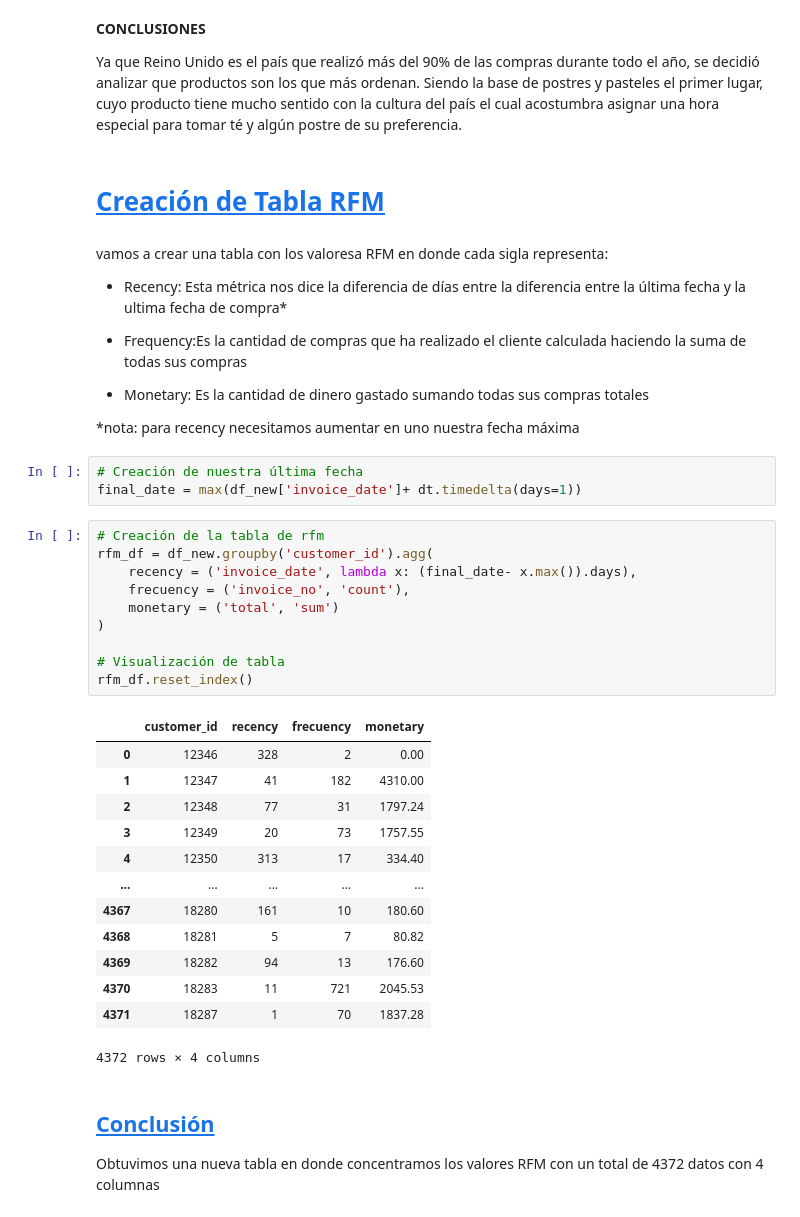
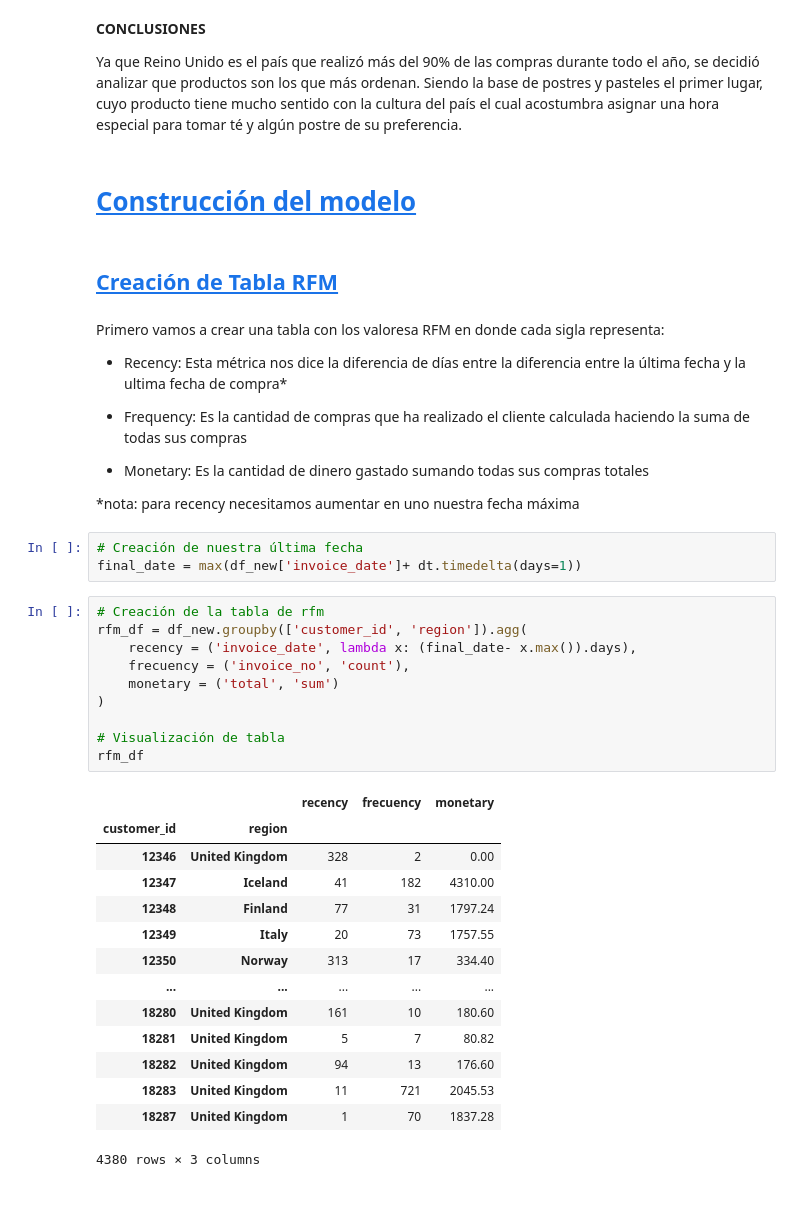
Before and after one commit to MaElmoon39/RetailSaviors, a Jupyter notebook: notebooks/segmentacion_clientes.ipynb, the cells around one changed output. Drawn from its saved outputs; the diff is of its cells as text.

Commit message:
kmeans model construction

```diff
--- a/notebooks/segmentacion_clientes.ipynb
+++ b/notebooks/segmentacion_clientes.ipynb
@@ -515,14 +520,16 @@ top_uk.groupby('description')['total'].sum().sort_values(ascending = False).head
 **CONCLUSIONES**
 
 Ya que Reino Unido es el país que realizó más del 90% de las compras durante todo el año, se decidió analizar que productos son los que más ordenan. Siendo la base de postres y pasteles el primer lugar, cuyo producto tiene mucho sentido con la cultura del país el cual acostumbra asignar una hora especial para tomar té y algún postre de su preferencia.
+# %% [markdown]
+# <a id='toc6_'></a>[Construcción del modelo](#toc0_)
 # %% [markdown]
-# <a id='toc4_'></a>[Creación de Tabla RFM](#toc0_)
+## <a id='toc4_'></a>[Creación de Tabla RFM](#toc0_)
 # %% [markdown]
-vamos a crear una tabla con los valoresa RFM en donde cada sigla representa:
+Primero vamos a crear una tabla con los valoresa RFM en donde cada sigla representa:
 
 * Recency: Esta métrica nos dice la diferencia de días entre la diferencia entre la última fecha y la ultima fecha de compra*
 
-* Frequency:Es la cantidad de compras que ha realizado el cliente calculada haciendo la suma de todas sus compras
+* Frequency: Es la cantidad de compras que ha realizado el cliente calculada haciendo la suma de todas sus compras
 
 * Monetary: Es la cantidad de dinero gastado sumando todas sus compras totales
 
@@ -532,29 +539,26 @@ vamos a crear una tabla con los valoresa RFM en donde cada sigla representa:
 final_date = max(df_new['invoice_date']+ dt.timedelta(days=1))
 # %%
 # Creación de la tabla de rfm
-rfm_df = df_new.groupby('customer_id').agg(
+rfm_df = df_new.groupby(['customer_id', 'region']).agg(
     recency = ('invoice_date', lambda x: (final_date- x.max()).days),
     frecuency = ('invoice_no', 'count'),
     monetary = ('total', 'sum')
 )
 
 # Visualización de tabla
-rfm_df.reset_index()
+rfm_df
 # %% [output]
-|  | customer_id | recency | frecuency | monetary |
-| 0 | 12346 | 328 | 2 | 0.00 |
-| 1 | 12347 | 41 | 182 | 4310.00 |
-| 2 | 12348 | 77 | 31 | 1797.24 |
-| 3 | 12349 | 20 | 73 | 1757.55 |
-| 4 | 12350 | 313 | 17 | 334.40 |
+|  |  | recency | frecuency | monetary |
+| customer_id | region |  |  |  |
+| 12346 | United Kingdom | 328 | 2 | 0.00 |
+| 12347 | Iceland | 41 | 182 | 4310.00 |
+| 12348 | Finland | 77 | 31 | 1797.24 |
+| 12349 | Italy | 20 | 73 | 1757.55 |
+| 12350 | Norway | 313 | 17 | 334.40 |
 | ... | ... | ... | ... | ... |
-| 4367 | 18280 | 161 | 10 | 180.60 |
-| 4368 | 18281 | 5 | 7 | 80.82 |
-| 4369 | 18282 | 94 | 13 | 176.60 |
-| 4370 | 18283 | 11 | 721 | 2045.53 |
-| 4371 | 18287 | 1 | 70 | 1837.28 |
+| 18280 | United Kingdom | 161 | 10 | 180.60 |
+| 18281 | United Kingdom | 5 | 7 | 80.82 |
+| 18282 | United Kingdom | 94 | 13 | 176.60 |
+| 18283 | United Kingdom | 11 | 721 | 2045.53 |
+| 18287 | United Kingdom | 1 | 70 | 1837.28 |
-4372 rows × 4 columns
+4380 rows × 3 columns
-# %% [markdown]
-## <a id='toc4_1_'></a>[Conclusión](#toc0_)
-
-Obtuvimos una nueva tabla en donde concentramos los valores RFM con un total de 4372 datos con 4 columnas
```
Also changed, not shown: parts of 22 cells of this notebook.
